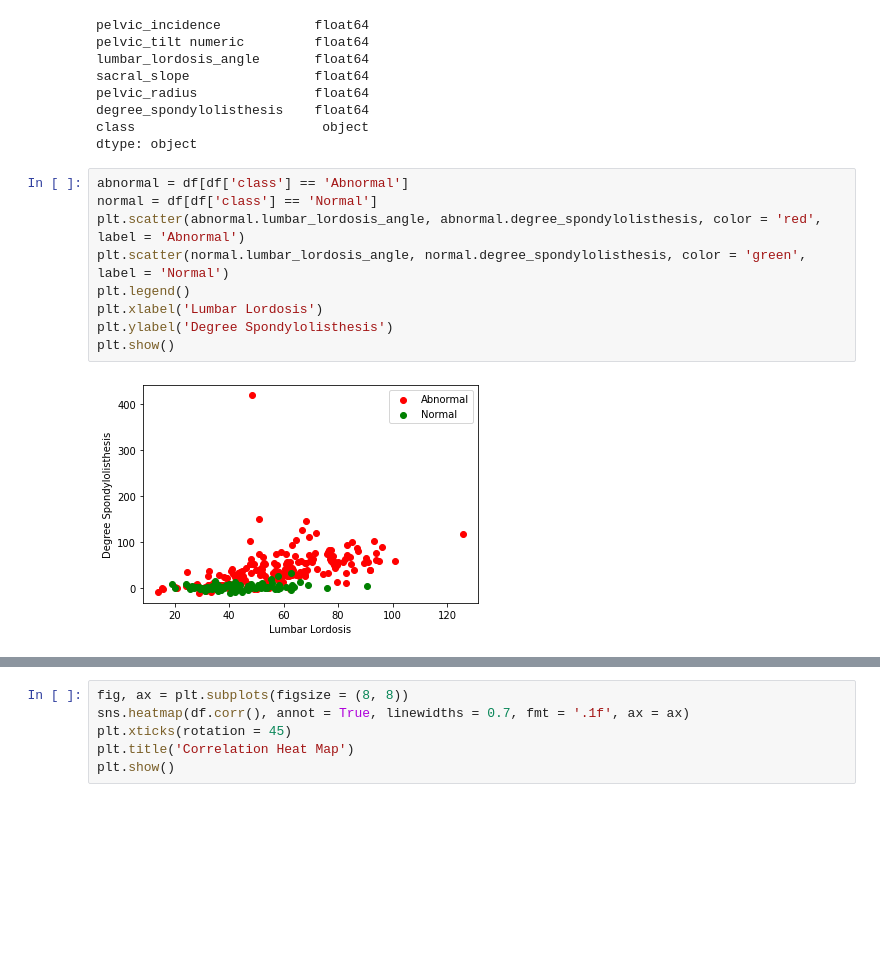
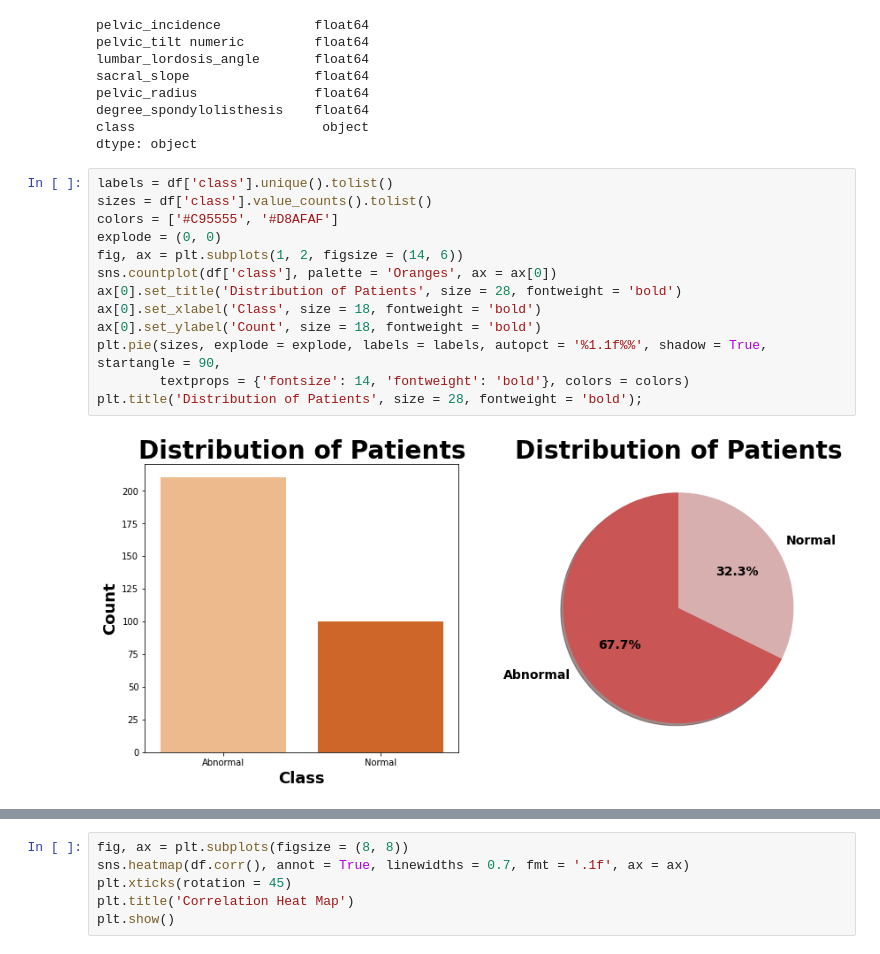
Before and after one commit to manishmawatwal/orthopedic_patients, a Jupyter notebook: Orthopedic_Patients.ipynb, the cells around one changed output, grey strips where cells are left out. Cells and saved outputs as stored; diff of their text form; blank space fills up the shorter version.

```diff
--- a/Orthopedic_Patients.ipynb
+++ b/Orthopedic_Patients.ipynb
@@ -75,14 +108,18 @@ pelvic_radius               float64
 degree_spondylolisthesis    float64
 class                        object
 dtype: object
-# %%
-abnormal = df[df['class'] == 'Abnormal']
-normal = df[df['class'] == 'Normal']
-plt.scatter(abnormal.lumbar_lordosis_angle, abnormal.degree_spondylolisthesis, color = 'red', label = 'Abnormal')
-plt.scatter(normal.lumbar_lordosis_angle, normal.degree_spondylolisthesis, color = 'green', label = 'Normal')
-plt.legend()
-plt.xlabel('Lumbar Lordosis')
-plt.ylabel('Degree Spondylolisthesis')
-plt.show()
-# %% [output]
-[figure, removed]
+# %%
+labels = df['class'].unique().tolist()
+sizes = df['class'].value_counts().tolist()
+colors = ['#C95555', '#D8AFAF']
+explode = (0, 0)
+fig, ax = plt.subplots(1, 2, figsize = (14, 6))
+sns.countplot(df['class'], palette = 'Oranges', ax = ax[0])
+ax[0].set_title('Distribution of Patients', size = 28, fontweight = 'bold')
+ax[0].set_xlabel('Class', size = 18, fontweight = 'bold')
+ax[0].set_ylabel('Count', size = 18, fontweight = 'bold')
+plt.pie(sizes, explode = explode, labels = labels, autopct = '%1.1f%%', shadow = True, startangle = 90,
+        textprops = {'fontsize': 14, 'fontweight': 'bold'}, colors = colors)
+plt.title('Distribution of Patients', size = 28, fontweight = 'bold');
+# %% [output]
+[figure, added]
```
Also changed, not shown: parts of 60 cells of this notebook.
